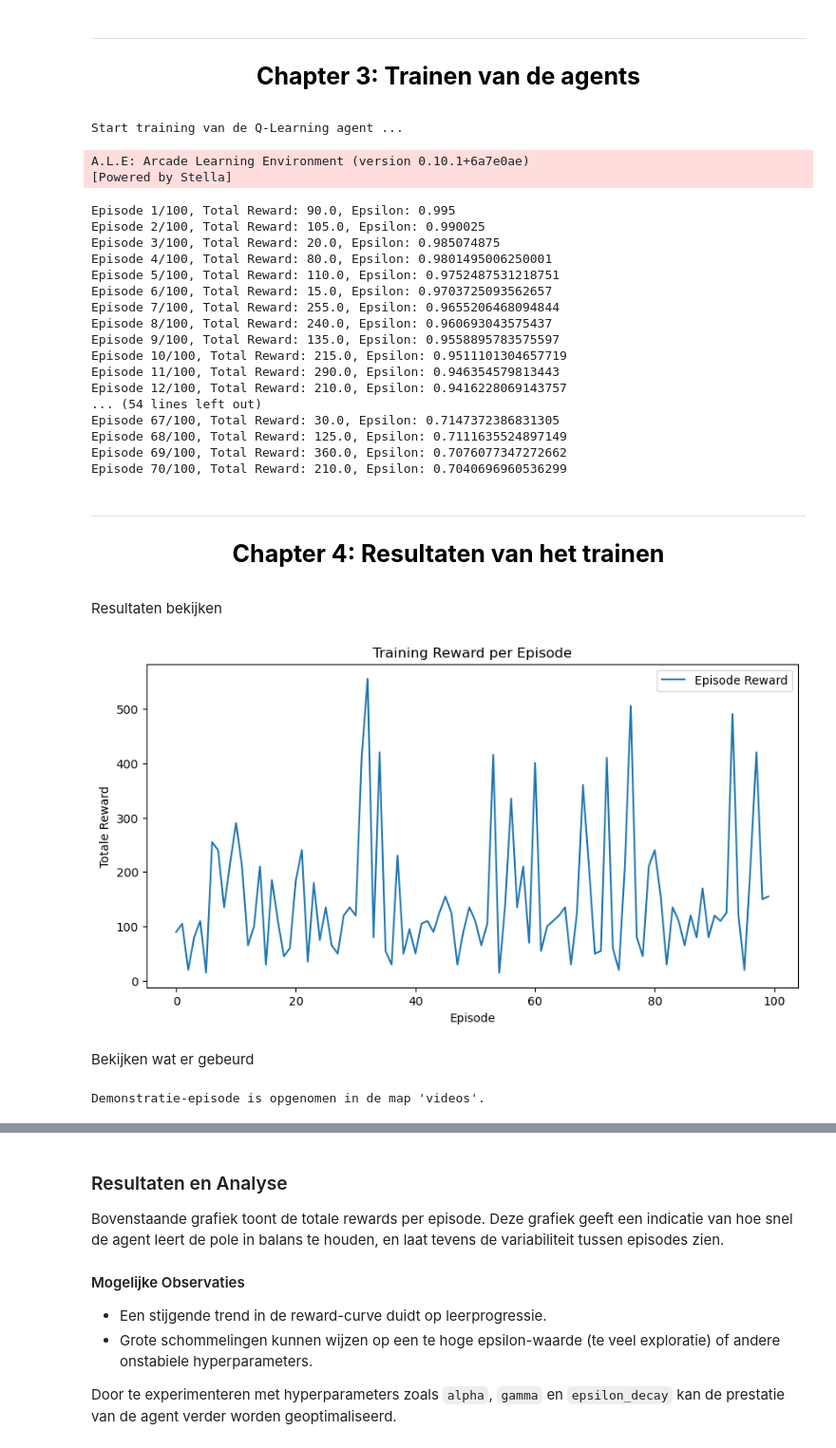
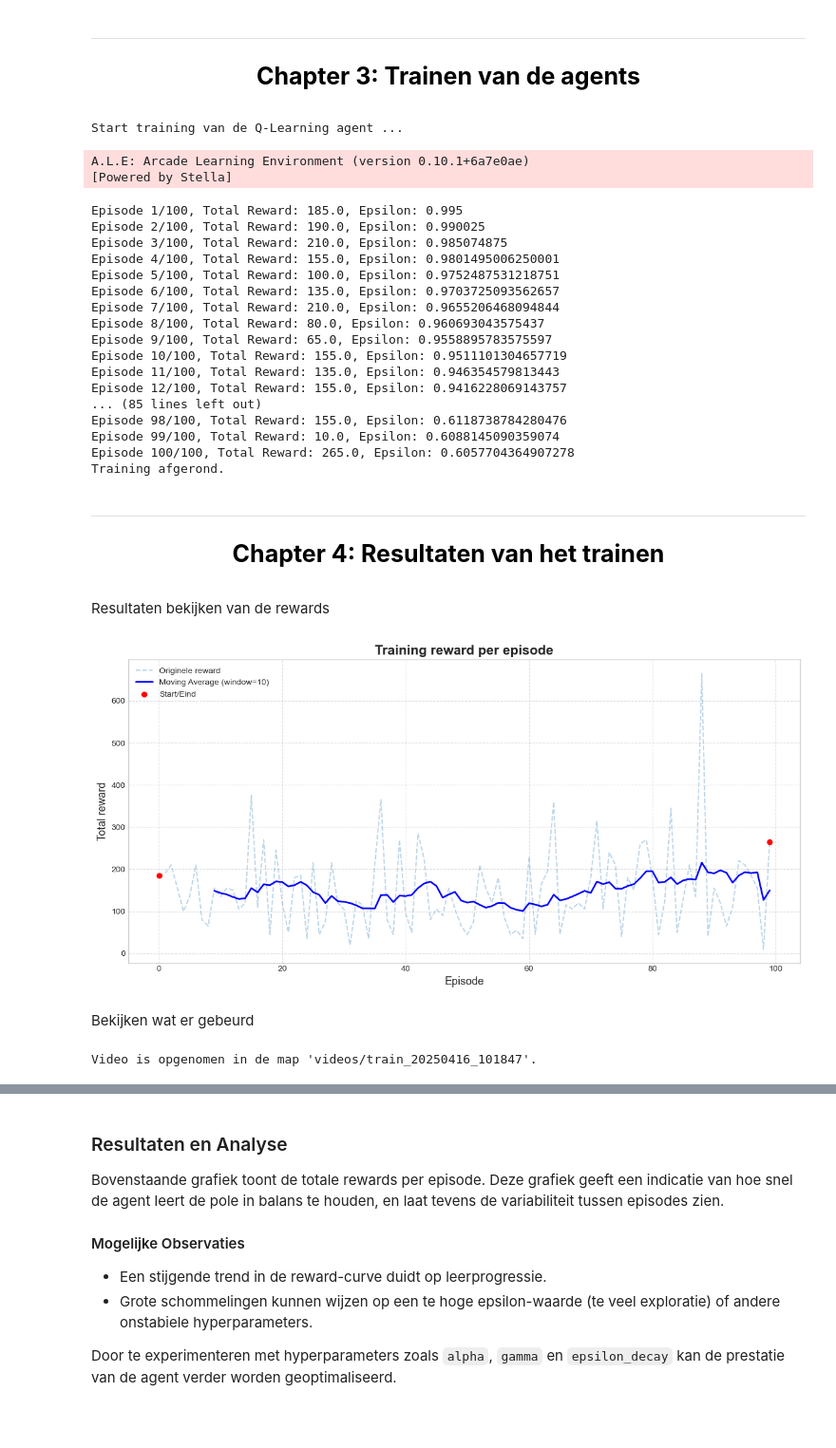
Before and after one commit to Tommi7/Space-Invader-Agents, a Jupyter notebook: notebook/portfolio.ipynb, the cells around one changed output, grey strips where cells are left out. Shown at 95% size. Saved outputs shown, nothing was run; the diff lists cells and outputs as text; code cells hidden in the pictures; blank space fills up the shorter version.

```diff
--- a/notebook/portfolio.ipynb
+++ b/notebook/portfolio.ipynb
@@ -110,52 +112,63 @@ from src.utils import discretize_state
 n_episodes = 100
 bins = 10
 
-print("Start training van de Q-Learning agent ...")
-
 rewards, agent = train_agent(n_episodes=n_episodes, bins=bins, use_random=False)
-print("Training afgerond.")
 # %% [output]
 Start training van de Q-Learning agent ...
 A.L.E: Arcade Learning Environment (version 0.10.1+6a7e0ae)
 [Powered by Stella]
-Episode 1/100, Total Reward: 90.0, Epsilon: 0.995
-Episode 2/100, Total Reward: 105.0, Epsilon: 0.990025
-Episode 3/100, Total Reward: 20.0, Epsilon: 0.985074875
-Episode 4/100, Total Reward: 80.0, Epsilon: 0.9801495006250001
-Episode 5/100, Total Reward: 110.0, Epsilon: 0.9752487531218751
-Episode 6/100, Total Reward: 15.0, Epsilon: 0.9703725093562657
-Episode 7/100, Total Reward: 255.0, Epsilon: 0.9655206468094844
-Episode 8/100, Total Reward: 240.0, Epsilon: 0.960693043575437
-Episode 9/100, Total Reward: 135.0, Epsilon: 0.9558895783575597
-Episode 10/100, Total Reward: 215.0, Epsilon: 0.9511101304657719
-Episode 11/100, Total Reward: 290.0, Epsilon: 0.946354579813443
-Episode 12/100, Total Reward: 210.0, Epsilon: 0.9416228069143757
-... (54 lines left out)
-Episode 67/100, Total Reward: 30.0, Epsilon: 0.7147372386831305
-Episode 68/100, Total Reward: 125.0, Epsilon: 0.7111635524897149
-Episode 69/100, Total Reward: 360.0, Epsilon: 0.7076077347272662
-Episode 70/100, Total Reward: 210.0, Epsilon: 0.7040696960536299
+Episode 1/100, Total Reward: 185.0, Epsilon: 0.995
+Episode 2/100, Total Reward: 190.0, Epsilon: 0.990025
+Episode 3/100, Total Reward: 210.0, Epsilon: 0.985074875
+Episode 4/100, Total Reward: 155.0, Epsilon: 0.9801495006250001
+Episode 5/100, Total Reward: 100.0, Epsilon: 0.9752487531218751
+Episode 6/100, Total Reward: 135.0, Epsilon: 0.9703725093562657
+Episode 7/100, Total Reward: 210.0, Epsilon: 0.9655206468094844
+Episode 8/100, Total Reward: 80.0, Epsilon: 0.960693043575437
+Episode 9/100, Total Reward: 65.0, Epsilon: 0.9558895783575597
+Episode 10/100, Total Reward: 155.0, Epsilon: 0.9511101304657719
+Episode 11/100, Total Reward: 135.0, Epsilon: 0.946354579813443
+Episode 12/100, Total Reward: 155.0, Epsilon: 0.9416228069143757
+... (85 lines left out)
+Episode 98/100, Total Reward: 155.0, Epsilon: 0.6118738784280476
+Episode 99/100, Total Reward: 10.0, Epsilon: 0.6088145090359074
+Episode 100/100, Total Reward: 265.0, Epsilon: 0.6057704364907278
+Training afgerond.
 # %% [markdown]
 ---
 <div style="background-color:white; text-align:center; vertical-align:middle; padding:50px 0; margin-top:5px; margin-bottom:5px">
     <h2 id="eda-title" style="color:black; font-family: Verdana, sans-serif; font-size: 25px;"><strong> Chapter 4: Resultaten van het trainen </strong></h2>
 </div>
 # %% [markdown]
-Resultaten bekijken
+Resultaten bekijken van de rewards
-# %%
-plt.figure(figsize=(10, 5))
-plt.plot(rewards, label="Episode Reward")
-plt.xlabel("Episode")
-plt.ylabel("Totale Reward")
-plt.title("Training Reward per Episode")
-plt.legend()
-plt.show()
-# %% [output]
-[figure, removed]
+# %%
+window = 10
+rewards_smooth = np.convolve(rewards, np.ones(window)/window, mode='valid')
+
+plt.figure(figsize=(12, 6))
+plt.plot(rewards, alpha=0.3, label="Originele reward", linestyle='--')
+plt.plot(np.arange(window - 1, len(rewards)), rewards_smooth, color='blue', label=f"Moving Average (window={window})", linewidth=2)
+
+plt.scatter([0, len(rewards)-1], [rewards[0], rewards[-1]], color='red', zorder=5, label="Start/Eind")
+
+plt.title("Training reward per episode", fontsize=16, fontweight='bold')
+plt.xlabel("Episode", fontsize=13)
+plt.ylabel("Total reward", fontsize=13)
+plt.grid(True, linestyle='--', alpha=0.6)
+plt.legend()
+plt.tight_layout()
+plt.style.use("seaborn-v0_8-whitegrid")
+
+plt.show()
+# %% [output]
+[figure, added]
 # %% [markdown]
 Bekijken wat er gebeurd
 # %%
-video_folder = "videos"
+bins = 10
+
+timestamp = datetime.datetime.now().strftime("%Y%m%d_%H%M%S")
+video_folder = f"videos/train_{timestamp}"
 os.makedirs(video_folder, exist_ok=True)
 
 env = gym.make("ALE/SpaceInvaders-v5", render_mode="rgb_array")
@@ -171,6 +184,6 @@ while not done:
     state = discretize_state(next_state, bins)
 
 env.close()
-print("Demonstratie-episode is opgenomen in de map 'videos'.")
+print(f"Video is opgenomen in de map '{video_folder}'.")
 # %% [output]
-Demonstratie-episode is opgenomen in de map 'videos'.
+Video is opgenomen in de map 'videos/train_20250416_101847'.
```
Also changed, not shown: parts of 2 cells of this notebook, 3 other files.
